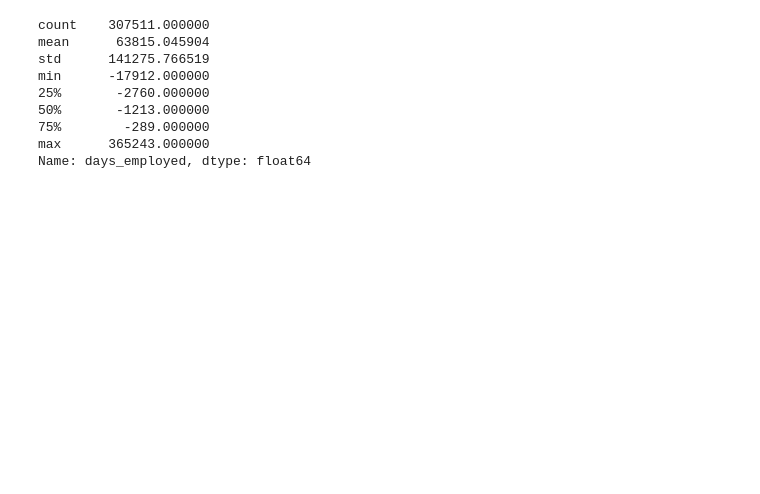
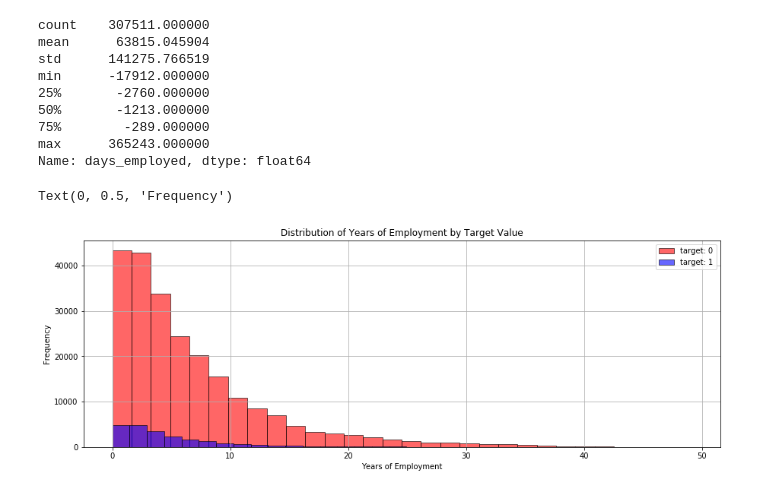
Before and after one commit to 6esche/HomeCredit, a Jupyter notebook: EDA.ipynb, the cells around one changed output. Drawn from its saved outputs; the diff is of its cells as text; code cells hidden in the pictures; blank space fills up the shorter version.

```diff
--- a/EDA.ipynb
+++ b/EDA.ipynb
@@ -252,3 +277,14 @@ df2['employed_mis'] = df2['days_employed'] == 365243
 df2['days_employed'].replace(365243, value=np.nan, inplace = True)
 # %%
 df2['employed'] = df2.days_employed/-365
+# %%
+plt.figure(figsize=(15,5))
+df2[df2['target']==0]['employed'].hist(bins=30, color='red', label='target: 0', alpha=0.6)
+df2[df2['target']==1]['employed'].hist(bins=30, color='blue', label='target: 1', alpha=0.6)
+plt.legend()
+plt.title('Distribution of Years of Employment by Target Value')
+plt.xlabel('Years of Employment')
+plt.ylabel('Frequency')
+# %% [output]
+Text(0, 0.5, 'Frequency')
+[figure, added]
```
Also changed, not shown: parts of 22 cells of this notebook.
